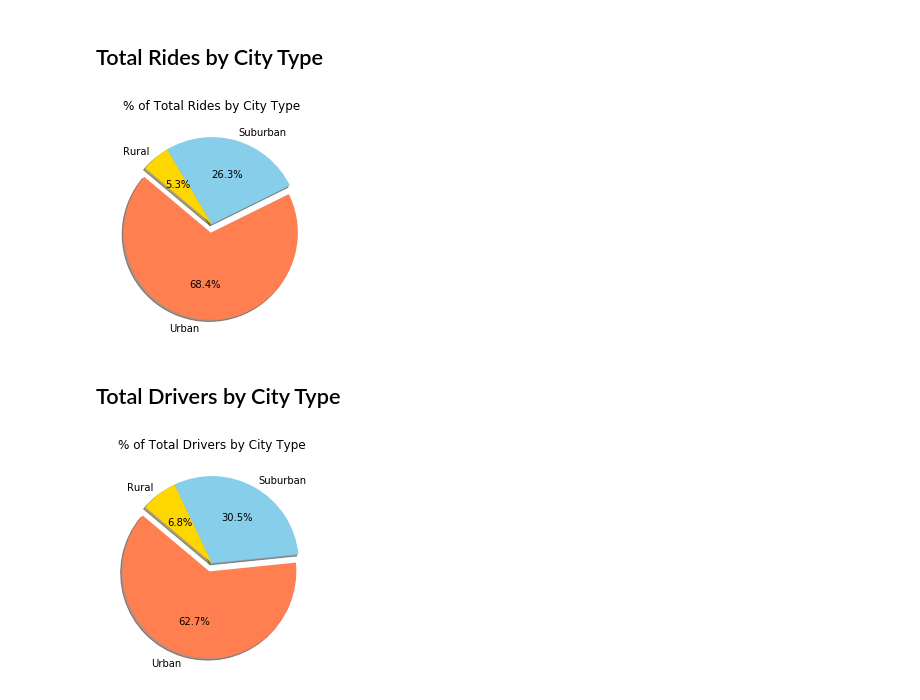
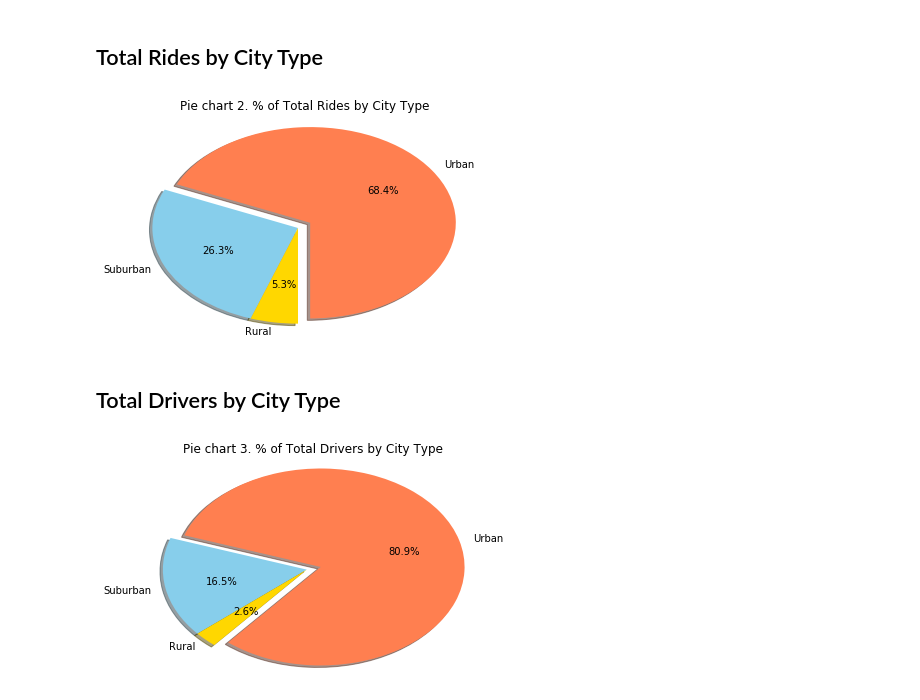
Before and after one commit to Karenweiy/Pyber, a Jupyter notebook: pyber_starter.ipynb, the cells around one changed output. Cells and saved outputs as stored; diff of their text form; code cells hidden in the pictures.

```diff
--- a/pyber_starter.ipynb
+++ b/pyber_starter.ipynb
@@ -179,60 +196,57 @@ fare_sum_urban.sum()
 ## Total Rides by City Type
 # %%
 # Calculate Ride Percents
-driver_sum = data.groupby(by="city").sum()["fare"]
-fare_sum_urban = data_urban.groupby(by="city").sum()["fare"]
-fare_sum_suburban = data_suburban.groupby(by="city").sum()["fare"]
-fare_sum_rural = data_rural.groupby(by="city").sum()["fare"]
 
 percentage_ridecount_urban= ridecount_percity_urban.sum()*100/ridecount_percity_urban.sum()
 percentage_ridecount_suburban=ridecount_percity_suburban.sum()*100/ridecount_percity_urban.sum()
 percentage_ridecount_rural=ridecount_percity_rural.sum()*100/ridecount_percity_urban.sum()
 
 # Build Pie Chart
 
 #1. Labels for the sections of our pie chart
 labels = ["Urban", "Suburban", "Rural"]
 
 # The values of each section of the pie chart
 percent = [percentage_ridecount_urban, percentage_ridecount_suburban, percentage_ridecount_rural]
 
 # The colors of each section of the pie chart
 colors = ["coral", "skyblue", "gold"]
 
 # Tells matplotlib to seperate the "Python" section from the others
 explode = (0.1, 0, 0)
 
 plt.pie(percent, explode=explode, labels=labels, colors=colors,
-        autopct="%1.1f%%", shadow=True, startangle=140)
-plt.title('% of Total Rides by City Type')
+        autopct="%1.1f%%", shadow=True, startangle=270)
+plt.title('Pie chart 2. % of Total Rides by City Type')
+plt.axis("tight")
 
 # Save Figure
 plt.savefig("Total rides by City Type.png")
 # Show Figure
 plt.show()
 # %% [output]
-[figure, old version]
+[figure, new version]
 # %% [markdown]
 ## Total Drivers by City Type
 # %%
 # Calculate Drivers Percents
 
-driver_sum = data["driver_count"].sum()
-driver_sum_urban = data_urban.groupby(by="city")["driver_count"].sum()
-driver_sum_suburban = data_suburban.groupby(by="city")["driver_count"].sum()
-driver_sum_rural = data_rural.groupby(by="city")["driver_count"].sum()
+driver_sum = city_data["driver_count"].sum()
+driver_sum_urban = city_data["driver_count"].loc[city_data["type"] == "Urban"].sum()
+driver_sum_suburban = city_data["driver_count"].loc[city_data["type"] == "Suburban"].sum()
+driver_sum_rural = city_data["driver_count"].loc[city_data["type"] == "Rural"].sum()
+driver_sum_suburban
+percentage_driver_urban = driver_sum_urban.sum()*100/driver_sum.sum()
+percentage_driver_suburban = driver_sum_suburban.sum()*100/driver_sum.sum()
+percentage_driver_rural = driver_sum_rural.sum()*100/driver_sum
 
-percentage_driver_urban = driver_sum_urban*100/driver_sum.sum()
-percentage_driver_suburban = driver_sum_suburban*100/driver_sum.sum()
-percentage_driver_rural = driver_sum_rural*100/driver_sum.sum()
+#Build Pie Chart
 
-# Build Pie Chart
-
-#1. Labels for the sections of our pie chart
+# Labels for the sections of our pie chart
 labels = ["Urban", "Suburban", "Rural"]
 
 # The values of each section of the pie chart
-percent = [percentage_fare_urban, percentage_fare_suburban, percentage_fare_rural]
+percent = [percentage_driver_urban.sum(),percentage_driver_suburban.sum(),percentage_driver_rural.sum()]
 
 # The colors of each section of the pie chart
 colors = ["coral", "skyblue", "gold"]
@@ -241,12 +255,13 @@ colors = ["coral", "skyblue", "gold"]
 explode = (0.1, 0, 0)
 
 plt.pie(percent, explode=explode, labels=labels, colors=colors,
-        autopct="%1.1f%%", shadow=True, startangle=140)
-plt.title('% of Total Drivers by City Type')
-driver_sum
+        autopct="%1.1f%%", shadow=True, startangle=230)
+plt.title('Pie chart 3. % of Total Drivers by City Type')
+plt.axis("tight")
+
 # Save Figure
 plt.savefig("Total drivers by City Type.png")
 # Show Figure
 plt.show()
 # %% [output]
-[figure, old version]
+[figure, new version]
```
Also changed, not shown: parts of 3 cells of this notebook, 5 other files.
